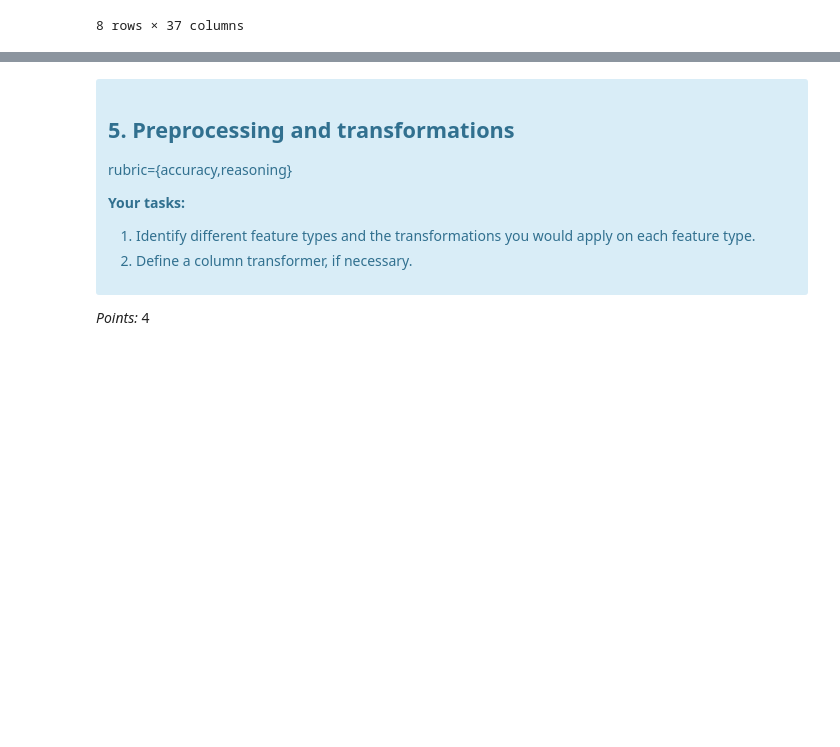
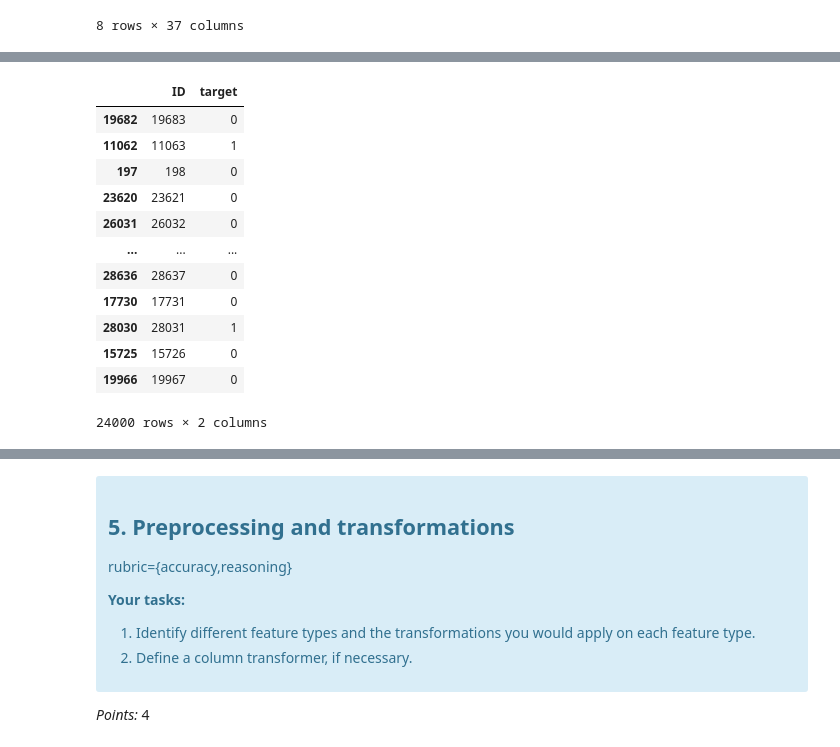
Before and after one commit to UBC-MDS/dsci573_lab4, a Jupyter notebook: doc/lab_assignment/lab4.ipynb, the cells around one changed output, grey strips where cells are left out. Cells and saved outputs as stored; diff of their text form; code cells hidden in the pictures; blank space fills up the shorter version.

```diff
--- a/doc/lab_assignment/lab4.ipynb
+++ b/doc/lab_assignment/lab4.ipynb
@@ -449,3 +455,20 @@ train_df.corr('spearman').style.background_gradient()
 | CB_4 | 0.031712 | -0.383270 | -0.058852 | 0.182106 | 0.048224 | -0.074041 | 0.405685 | 0.592597 | 0.622240 | 0.668920 | ... |
 | CB_5 | 0.005787 | -0.360711 | -0.047691 | 0.164679 | 0.043599 | -0.067185 | 0.399491 | 0.571930 | 0.598837 | 0.640040 | ... |
 | CB_6 | 0.010689 | -0.320880 | -0.036772 | 0.151747 | 0.041570 | -0.062852 | 0.384160 | 0.549088 | 0.572100 | 0.609959 | ... |
+# %%
+test = pd.DataFrame(train_df[['ID', 'target']])
+train_df[['ID', 'target']]
+# %% [output]
+|  | ID | target |
+| 19682 | 19683 | 0 |
+| 11062 | 11063 | 1 |
+| 197 | 198 | 0 |
+| 23620 | 23621 | 0 |
+| 26031 | 26032 | 0 |
+| ... | ... | ... |
+| 28636 | 28637 | 0 |
+| 17730 | 17731 | 0 |
+| 28030 | 28031 | 1 |
+| 15725 | 15726 | 0 |
+| 19966 | 19967 | 0 |
+24000 rows × 2 columns
```
Also changed, not shown: parts of 6 cells of this notebook, 10 other files.
